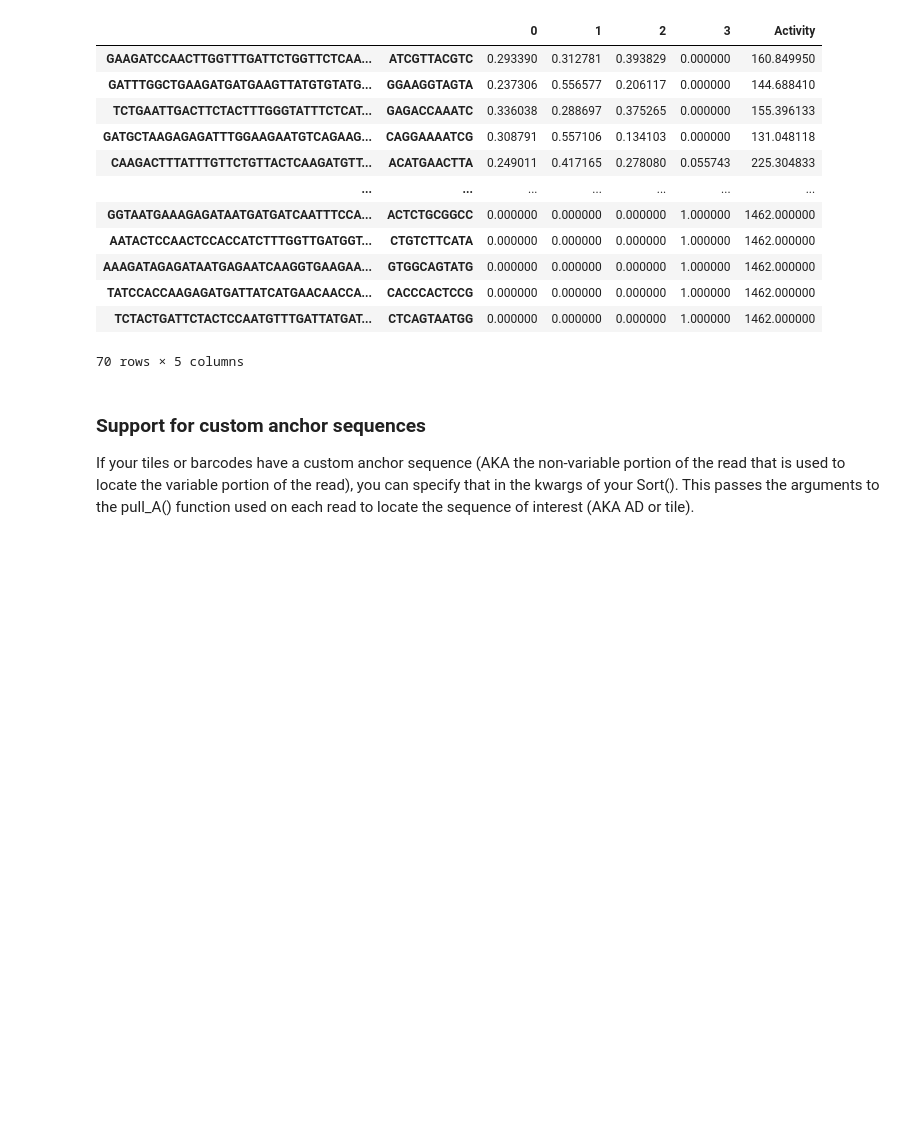
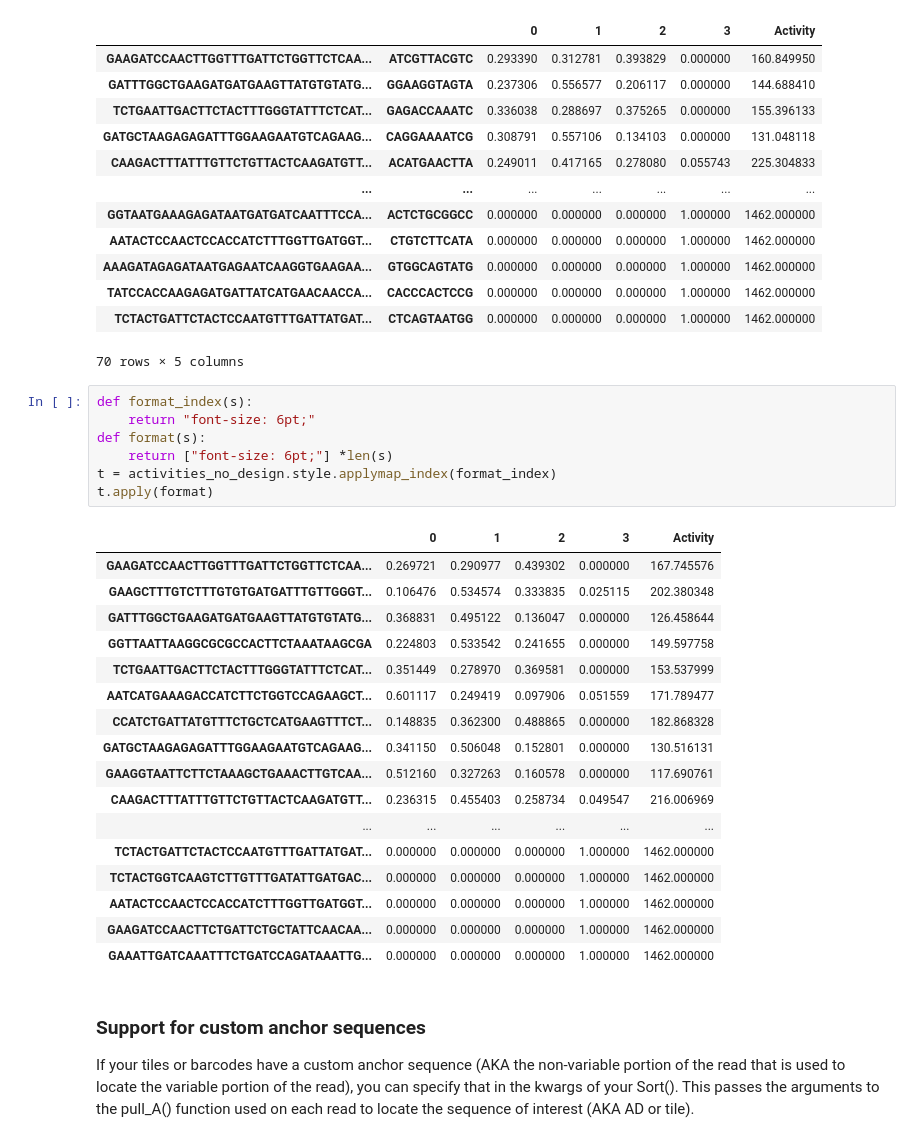
Before and after one commit to staller-lab/labtools, a Jupyter notebook: docs/example.ipynb, the cells around one changed output. Drawn from its saved outputs; the diff is of its cells as text; blank space fills up the shorter version.

Commit message:
reformatting tables

```diff
--- a/docs/example.ipynb
+++ b/docs/example.ipynb
@@ -175,6 +174,31 @@ activities_barcoded
 | TATCCACCAAGAGATGATTATCATGAACAACCA... | CACCCACTCCG | 0.000000 | 0.000000 | 0.000000 | 1.000000 | 1462.000000 |
 | TCTACTGATTCTACTCCAATGTTTGATTATGAT... | CTCAGTAATGG | 0.000000 | 0.000000 | 0.000000 | 1.000000 | 1462.000000 |
 70 rows × 5 columns
+# %%
+def format_index(s):
+    return "font-size: 6pt;"
+def format(s):
+    return ["font-size: 6pt;"] *len(s)
+t = activities_no_design.style.applymap_index(format_index)
+t.apply(format)
+# %% [output]
+|  | 0 | 1 | 2 | 3 | Activity |
+| GAAGATCCAACTTGGTTTGATTCTGGTTCTCAA... | 0.269721 | 0.290977 | 0.439302 | 0.000000 | 167.745576 |
+| GAAGCTTTGTCTTTGTGTGATGATTTGTTGGGT... | 0.106476 | 0.534574 | 0.333835 | 0.025115 | 202.380348 |
+| GATTTGGCTGAAGATGATGAAGTTATGTGTATG... | 0.368831 | 0.495122 | 0.136047 | 0.000000 | 126.458644 |
+| GGTTAATTAAGGCGCGCCACTTCTAAATAAGCGA | 0.224803 | 0.533542 | 0.241655 | 0.000000 | 149.597758 |
+| TCTGAATTGACTTCTACTTTGGGTATTTCTCAT... | 0.351449 | 0.278970 | 0.369581 | 0.000000 | 153.537999 |
+| AATCATGAAAGACCATCTTCTGGTCCAGAAGCT... | 0.601117 | 0.249419 | 0.097906 | 0.051559 | 171.789477 |
+| CCATCTGATTATGTTTCTGCTCATGAAGTTTCT... | 0.148835 | 0.362300 | 0.488865 | 0.000000 | 182.868328 |
+| GATGCTAAGAGAGATTTGGAAGAATGTCAGAAG... | 0.341150 | 0.506048 | 0.152801 | 0.000000 | 130.516131 |
+| GAAGGTAATTCTTCTAAAGCTGAAACTTGTCAA... | 0.512160 | 0.327263 | 0.160578 | 0.000000 | 117.690761 |
+| CAAGACTTTATTTGTTCTGTTACTCAAGATGTT... | 0.236315 | 0.455403 | 0.258734 | 0.049547 | 216.006969 |
+| ... | ... | ... | ... | ... | ... |
+| TCTACTGATTCTACTCCAATGTTTGATTATGAT... | 0.000000 | 0.000000 | 0.000000 | 1.000000 | 1462.000000 |
+| TCTACTGGTCAAGTCTTGTTTGATATTGATGAC... | 0.000000 | 0.000000 | 0.000000 | 1.000000 | 1462.000000 |
+| AATACTCCAACTCCACCATCTTTGGTTGATGGT... | 0.000000 | 0.000000 | 0.000000 | 1.000000 | 1462.000000 |
+| GAAGATCCAACTTCTGATTCTGCTATTCAACAA... | 0.000000 | 0.000000 | 0.000000 | 1.000000 | 1462.000000 |
+| GAAATTGATCAAATTTCTGATCCAGATAAATTG... | 0.000000 | 0.000000 | 0.000000 | 1.000000 | 1462.000000 |
 # %% [markdown]
 ### Support for custom anchor sequences
 If your tiles or barcodes have a custom anchor sequence (AKA the non-variable portion of the read that is used to locate the variable portion of the read), you can specify that in the kwargs of your Sort(). This passes the arguments to the pull_A() function used on each read to locate the sequence of interest (AKA AD or tile).
```
Also changed, not shown: parts of 6 cells of this notebook, 6 other files.
